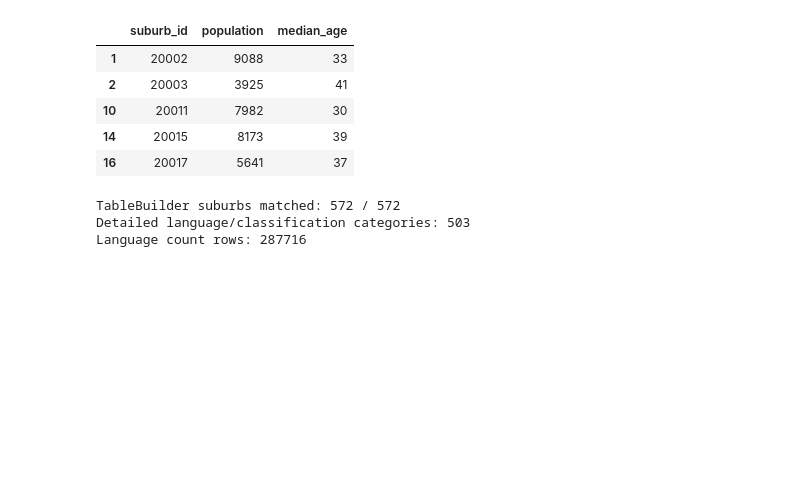
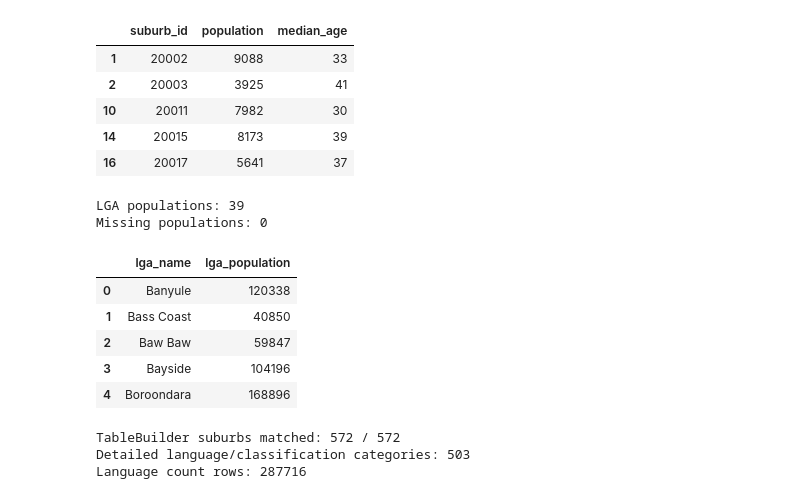
Before and after one commit to team-c-new-roots/new-roots, a Jupyter notebook: pipeline/Scripts/New_Roots_Data_Pipeline.ipynb, the cells around one changed output. Drawn from its saved outputs; the diff is of its cells as text; code cells hidden in the pictures; blank space fills up the shorter version.

```diff
--- a/pipeline/Scripts/New_Roots_Data_Pipeline.ipynb
+++ b/pipeline/Scripts/New_Roots_Data_Pipeline.ipynb
@@ -515,6 +521,46 @@ Median age source column: Median_age_persons
 | 10 | 20011 | 7982 | 30 |
 | 14 | 20015 | 8173 | 39 |
 | 16 | 20017 | 5641 | 37 |
+# %%
+# 3b - Calculate LGA population
+
+# Use all Victorian suburbs so LGAs extending beyond Greater Melbourne have a complete population
+population_suburbs = vic_suburbs[["SAL_CODE21", "geometry"]].rename(columns={"SAL_CODE21": "suburb_id"}).copy()
+population_suburbs["suburb_id"] = population_suburbs["suburb_id"].astype(str)
+population_suburbs["suburb_area"] = population_suburbs.geometry.area
+population_suburbs = population_suburbs[population_suburbs["suburb_area"] > 0]
+
+# Attach population
+population_suburbs = population_suburbs.merge(population, on="suburb_id", how="left", validate="many_to_one")
+population_suburbs["population"] = pd.to_numeric(population_suburbs["population"], errors="coerce")
+
+# Calculate suburb overlaps with LGAs
+population_overlaps = gpd.overlay(population_suburbs, lga_polygons, how="intersection", keep_geom_type=True)
+population_overlaps["overlap_area"] = population_overlaps.geometry.area
+population_overlaps = population_overlaps[population_overlaps["overlap_area"] > 0].copy()
+
+# Allocate population proportionally for suburbs spanning multiple LGAs
+population_overlaps["weighted_population"] = population_overlaps["population"] * population_overlaps["overlap_area"] / population_overlaps["suburb_area"]
+
+# Apply matched LGA names
+population_overlaps = population_overlaps.merge(lga_matches[["lga_spatial_name", "lga_name"]], on="lga_spatial_name", how="left", validate="many_to_one")
+
+# Calculate total population by LGA
+lga_population = population_overlaps.groupby("lga_name", as_index=False).agg(lga_population=("weighted_population", lambda x: x.sum(min_count=len(x))))
+lga_population["lga_population"] = lga_population["lga_population"].round().astype("Int64")
+
+print("LGA populations:", len(lga_population))
+print("Missing populations:", lga_population["lga_population"].isna().sum())
+display(lga_population.head())
+# %% [output]
+LGA populations: 39
+Missing populations: 0
+|  | lga_name | lga_population |
+| 0 | Banyule | 120338 |
+| 1 | Bass Coast | 40850 |
+| 2 | Baw Baw | 59847 |
+| 3 | Bayside | 104196 |
+| 4 | Boroondara | 168896 |
 # %%
 # 3 - Census language used at home (2021 TableBuilder, detailed LANP)
 # The TableBuilder CSV is wide: one suburb per row and one column per language.
```
Also changed, not shown: parts of 15 cells of this notebook.
